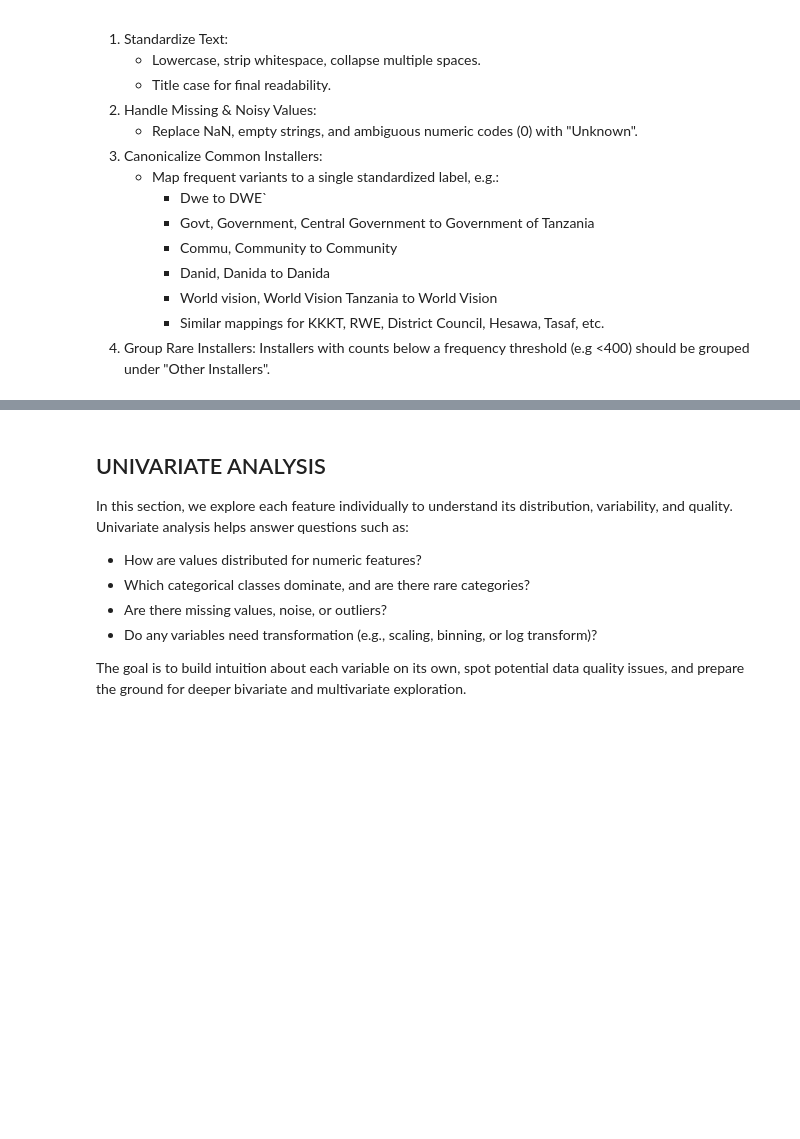
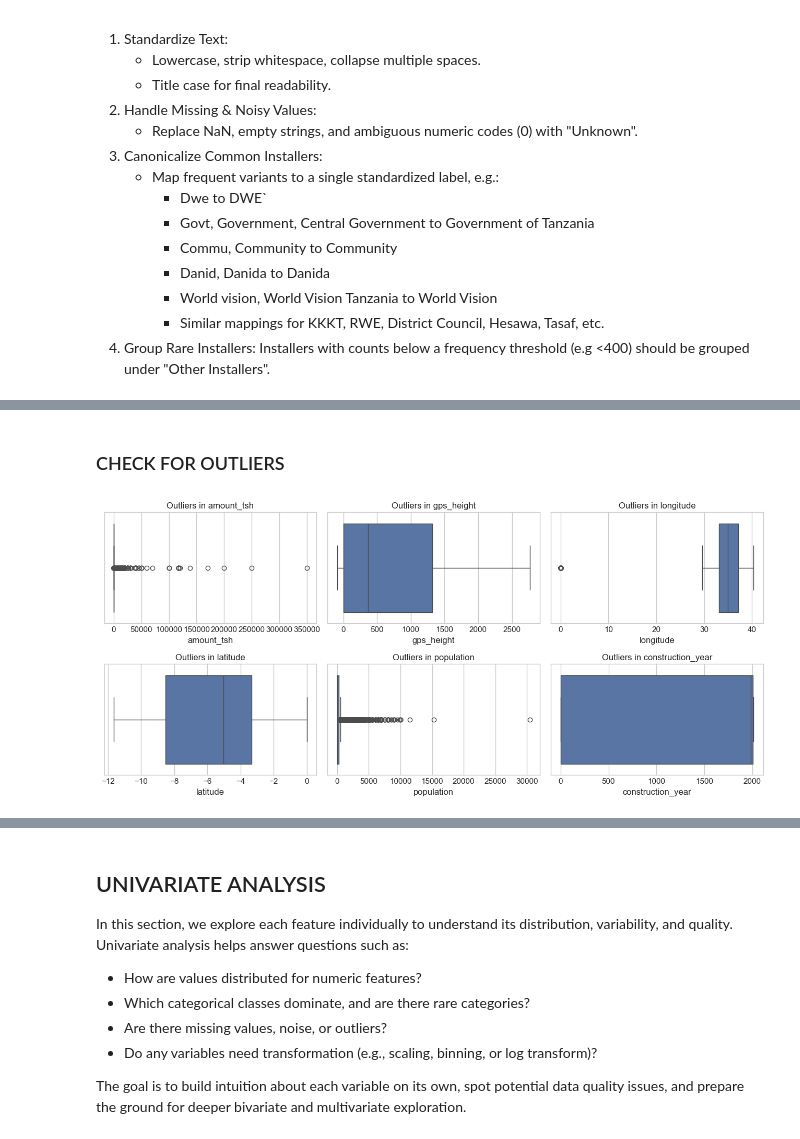
Before and after one commit to Vain-Guy/tanzania-water-well-status-prediction, a Jupyter notebook: Notebooks/CleaningAndEDA.ipynb, the cells around one changed output, grey strips where cells are left out. Saved outputs shown, nothing was run; the diff lists cells and outputs as text; code cells hidden in the pictures; blank space fills up the shorter version.

```diff
--- a/Notebooks/CleaningAndEDA.ipynb
+++ b/Notebooks/CleaningAndEDA.ipynb
@@ -1283,0 +1293,15 @@ print("\nNull values in 'installer' after cleaning:", train_df['installer'].isna
+# %% [markdown]
+### CHECK FOR OUTLIERS
+# %%
+# Check for outliers in all numerical features
+numerical_cols = train_df.select_dtypes(include = np.number).columns.tolist()
+
+plt.figure(figsize = (13, 6))
+for i, col in enumerate(numerical_cols):
+    plt.subplot(2, 3, i + 1)
+    sns.boxplot(x = train_df[col])
+    plt.title(f'Outliers in {col}')
+plt.tight_layout()
+plt.show()
+# %% [output]
+[figure, added]
```
Also changed, not shown: parts of 39 cells of this notebook.
